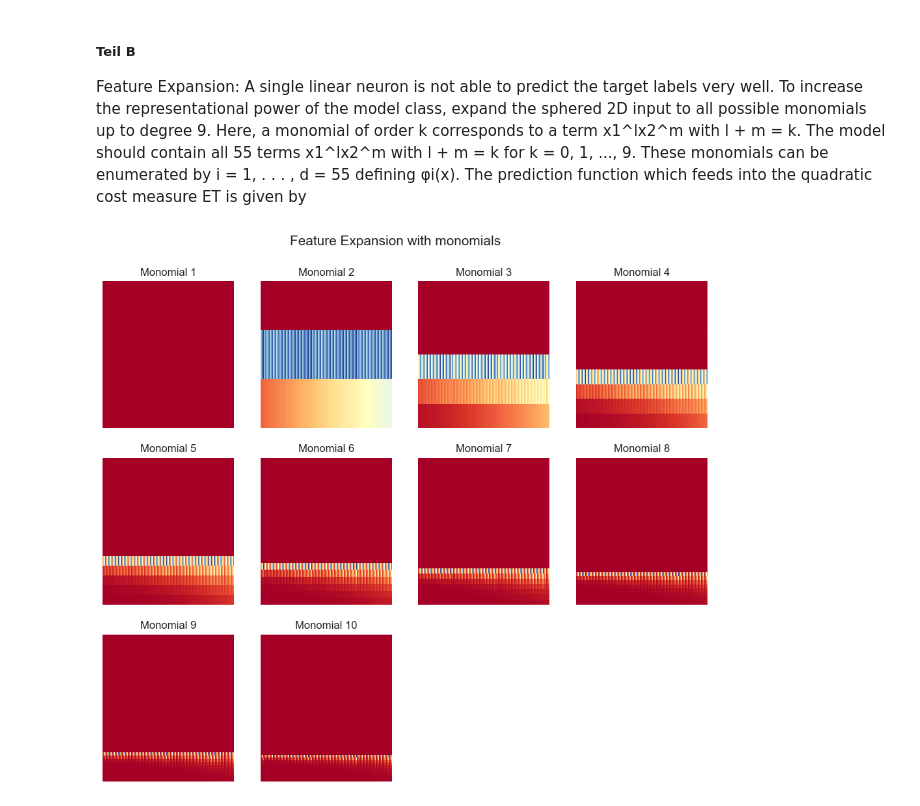
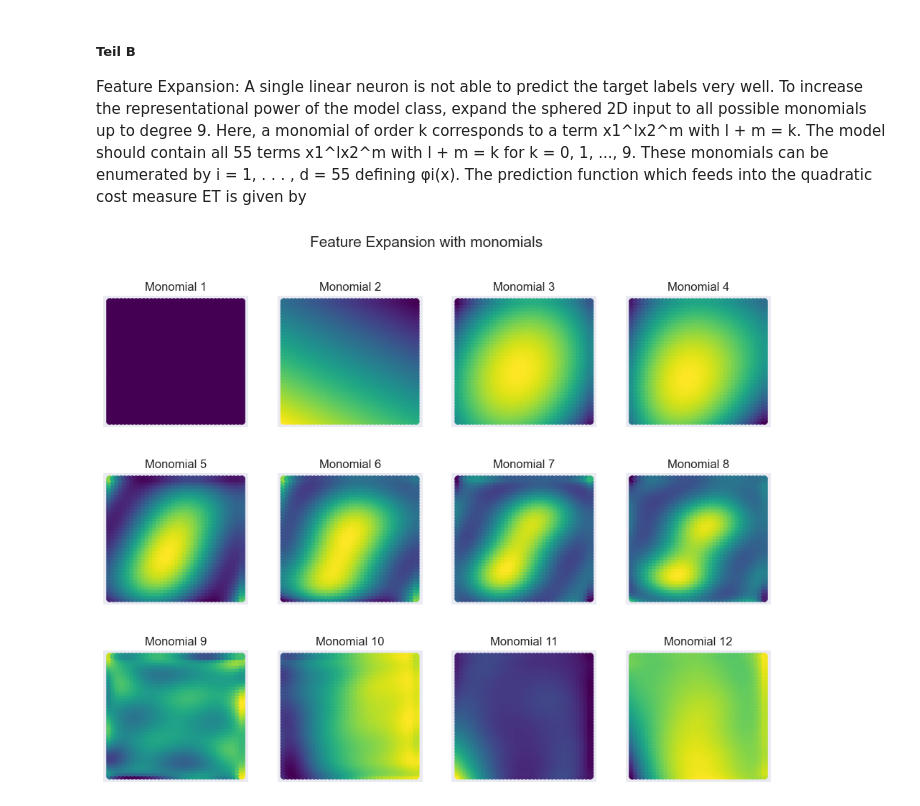
Before and after one commit to Javiermateor/Machine-Intelligence-I, a Jupyter notebook: Exercises/Exercise_05.ipynb, the cells around one changed output. Drawn from its saved outputs; the diff is of its cells as text; code cells hidden in the pictures.

```diff
--- a/Exercises/Exercise_05.ipynb
+++ b/Exercises/Exercise_05.ipynb
@@ -205,50 +205,47 @@ which feeds into the quadratic cost measure ET is given by
 # %%
 # demonstrate the types of features created
 from numpy import asarray
 from sklearn.preprocessing import PolynomialFeatures
 
 # define dataset
 data_validate = np.genfromtxt('Data/ValidationRidge.csv', delimiter=',',dtype=float, skip_header=1)
 x_validate = data_validate[:,0:2]
 yT = data_validate[:,2]
+x_sphered2 = ZCA_spherer(x_validate)
 
-fig = plt.figure(figsize=(12,10))
+fig = plt.figure(figsize=(12,12))
 fig.suptitle('Feature Expansion with monomials', fontsize=15, y=0.95)
-for i in range(10):
-    #Performing the polynomial transformation
+for i in range(12):
+    #Performing the polynomial transformation with monomials
     poly = PolynomialFeatures(degree=i)
     x_poly = poly.fit_transform(x_validate).T #transposing the data to get the correct shape
     # print(f'x_poly {i}: {x_poly.shape}')
 
-    #centering the data
-    x_poly_center = x_poly - np.mean(x_poly, axis=1).reshape(-1,1)
+    phi = x_poly
 
-    #decorrelating the data
-    C = np.cov(x_poly_center)
+    w = np.linalg.inv(phi @ phi.T)@ phi @ yT
+    w = w.reshape(-1,1)
+    y_predicted = w.T @ phi
 
-    if i == 0:
-        E=0
-    else:
-       λ,E = np.linalg.eig(C)
-       #diagonal matrix of eigenvalues
-       λ = np.diag(1/np.sqrt(λ))
-       λ = λ.real.round(4)
+    ax = fig.add_subplot(4,4,i+1)
 
-       # #Decorrelate the data
-       x_decorrelated = E.T@x_poly_center
+    #Plotting the data
+    #Normal data
+    ax.scatter(x_validate[:,0], x_validate[:,1], c=y_predicted, cmap='viridis')
+    # #Sphered data
+    # ax.scatter(x_sphered[0,:], x_sphered[1,:], c=y_predicted, cmap='viridis', marker = 's')
 
-       # #Whitening the data
-       x_sphered = λ@x_decorrelated
+    #remove the ticks
+    ax.set_xticks([])
+    ax.set_yticks([])
 
-
-
-    ax = fig.add_subplot(3,4,i+1)
-    ax = sns.heatmap(x_poly, cmap='RdYlBu', cbar=False, xticklabels=False, yticklabels=False)
+    # set a better scale
+    # ax.set_xscale('symlog')
+    # ax.set_yscale('symlog')
+    # ax.set_ylim([-10^-400,10^-400])
+    # ax.set_xlim([-10^-400,10^-400])
     ax.title.set_text(f'Monomial {i+1}')
 
-
-
-    w= np.linalg.inv(x_poly @ x_poly.T) @ x_poly @ yT.T
-    y_predicted = w.T @ x_poly
+plt.subplots_adjust(hspace=0.35)
 # %% [output]
-[figure, old version]
+[figure, new version]
```
